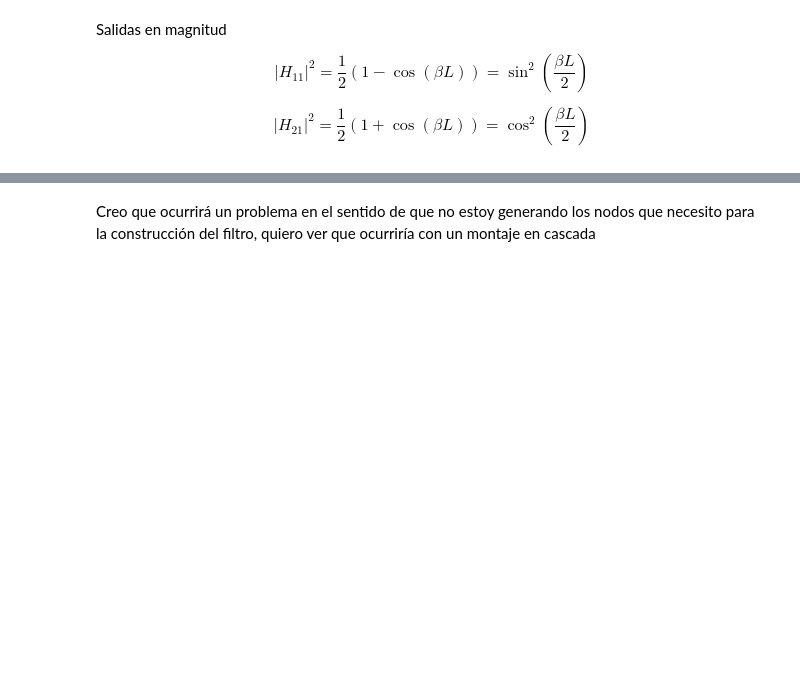
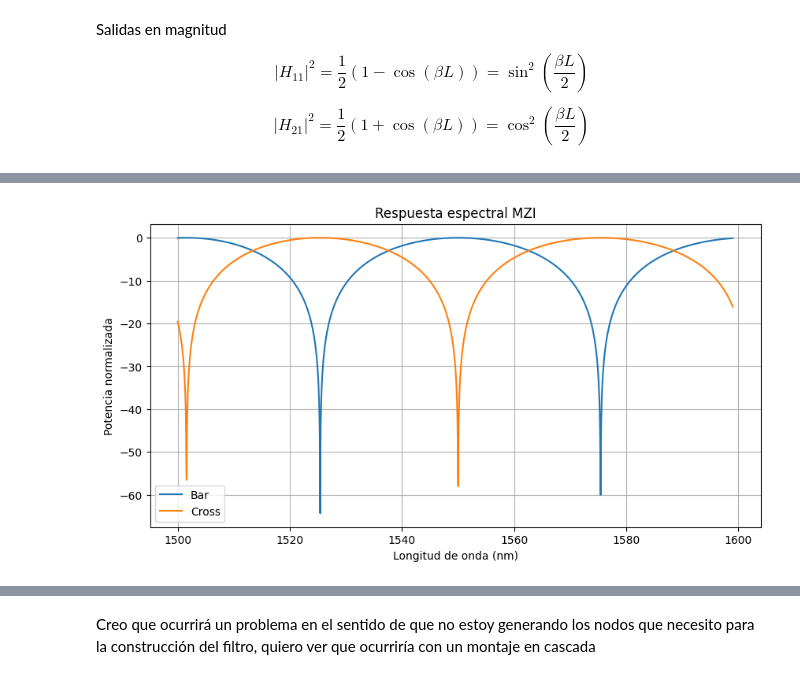
Before and after one commit to niospinamev2/Topic-6-WDM-Cascaded-MZIs, a Jupyter notebook: Funcion_transferencia.ipynb, the cells around one changed output, grey strips where cells are left out. Saved outputs shown, nothing was run; the diff lists cells and outputs as text; code cells hidden in the pictures; blank space fills up the shorter version.

```diff
--- a/Funcion_transferencia.ipynb
+++ b/Funcion_transferencia.ipynb
@@ -145,0 +147,31 @@ plt.show()
+# %%
+D = np.exp(-1j * beta * L/2)
+
+# ---- coeficientes ----
+mzi_1_bar   = 0.5 * (1 + D)
+mzi_1_cross = 0.5j * (1 - D)
+
+# ---- potencias ----
+P_bar = np.abs(mzi_1_bar)**2
+P_cross = np.abs(mzi_1_cross)**2
+
+# ---- evitar log(0) ----
+eps = 1e-12
+P_bar_dB = 10 * np.log10(P_bar + eps)
+P_cross_dB = 10 * np.log10(P_cross + eps)
+
+
+# ---- gráfica ----
+plt.figure(figsize=(10,5))
+plt.plot(wvl*1e9, P_bar_dB, label='Bar')
+plt.plot(wvl*1e9, P_cross_dB, label='Cross')
+
+plt.xlabel('Longitud de onda (nm)')
+plt.ylabel('Potencia normalizada')
+plt.title('Respuesta espectral MZI')
+plt.legend()
+plt.grid()
+
+plt.show()
+# %% [output]
+[figure, added]
```
Also changed, not shown: parts of 5 cells of this notebook, 1 other file.
